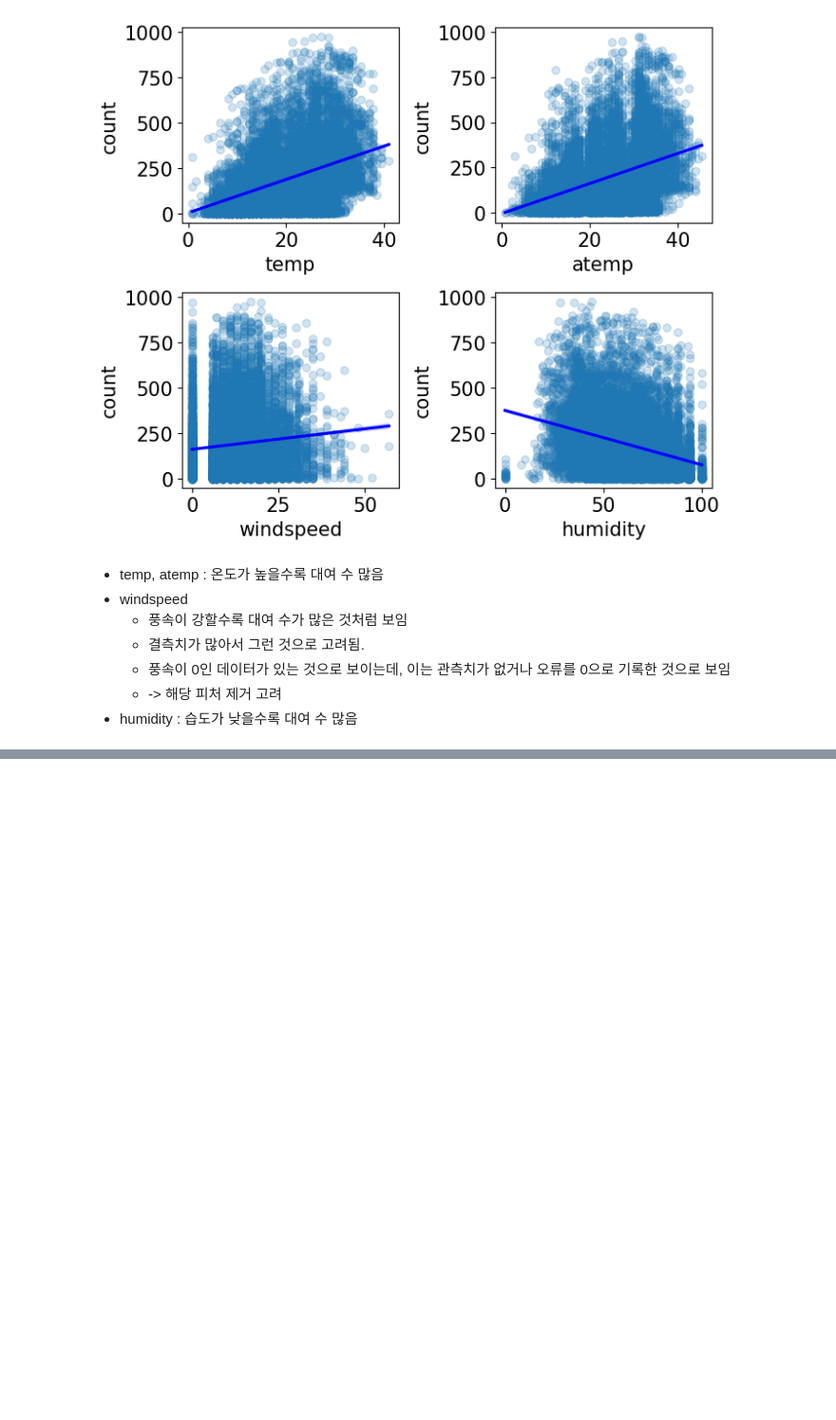
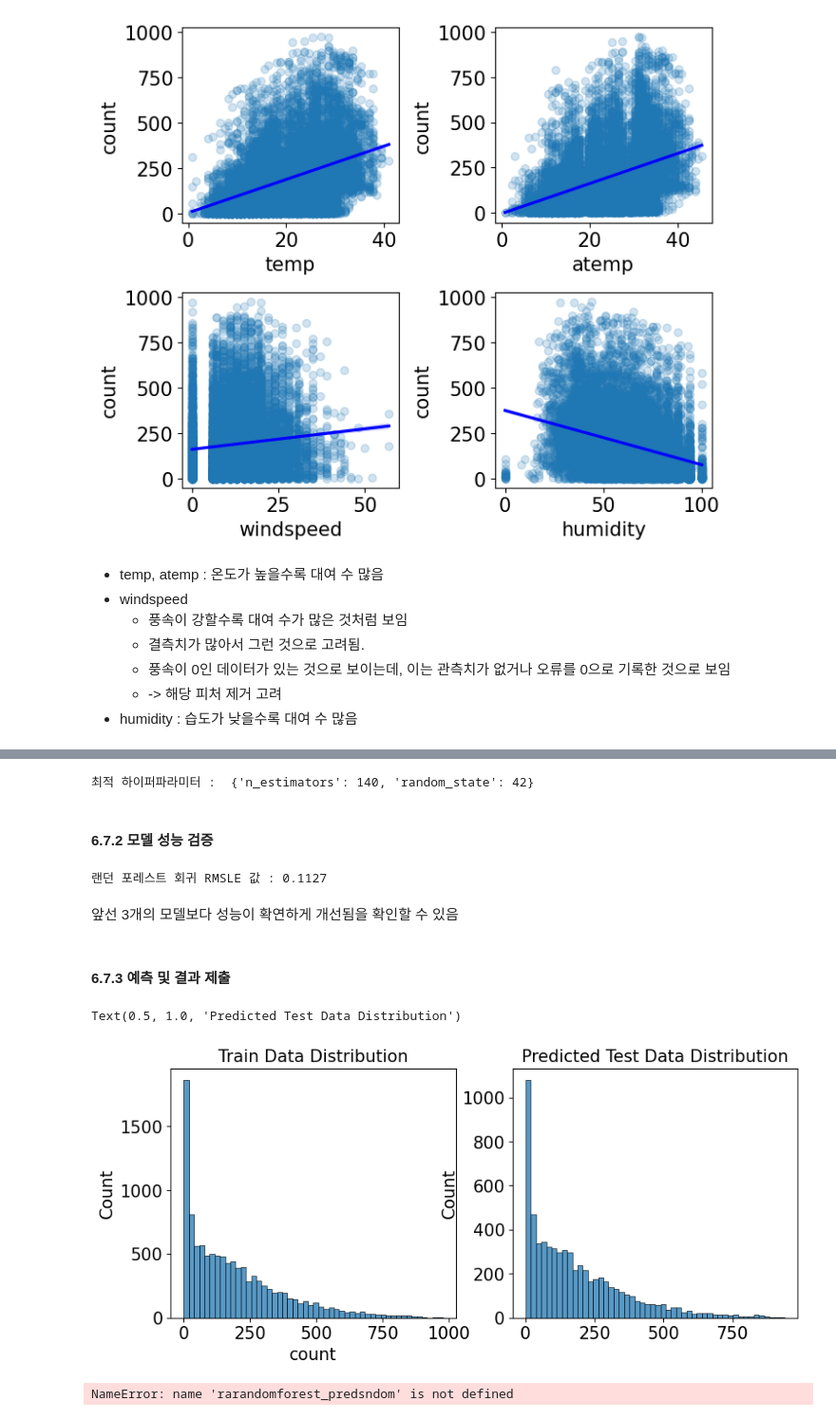
Before and after one commit to hbhb0311/DataAnalysis, a Jupyter notebook: bike_sharing_demand.ipynb, the cells around one changed output, grey strips where cells are left out. Shown at 95% size. Saved outputs shown, nothing was run; the diff lists cells and outputs as text; code cells hidden in the pictures; blank space fills up the shorter version.

```diff
--- a/bike_sharing_demand.ipynb
+++ b/bike_sharing_demand.ipynb
@@ -347,0 +390,2 @@ sns.regplot(x = 'humidity', y = 'count', data = train, ax = axes[1, 1], scatter_
+# %%
+train = train[train['weather'] != 4]
@@ -347,0 +608,18 @@ sns.regplot(x = 'humidity', y = 'count', data = train, ax = axes[1, 1], scatter_
+# %%
+from sklearn.linear_model import Lasso
+
+# 모델 생성
+lasso_model = Lasso()
+
+# 하이퍼파라미터 값 목록
+lasso_alpha = 1/np.array([0.1, 1, 2, 3, 4, 10, 30, 100, 200, 300, 400, 800, 900, 1000])
+lasso_params = {'max_iter': [3000], 'alpha': lasso_alpha}
+
+# 그리드서치(with 라쏘) 객체 생성
+gridsearch_lasso_model = GridSearchCV(estimator = lasso_model, param_grid = lasso_params, scoring = rmsle_scorer, cv = 5)
+
+# 그리드서치 수행
+log_y = np.log(y)
+gridsearch_lasso_model.fit(X_train, log_y)
+
+print('최적 하이퍼파라미터 : ', gridsearch_lasso_model.best_params_)
@@ -347,0 +643,47 @@ sns.regplot(x = 'humidity', y = 'count', data = train, ax = axes[1, 1], scatter_
+# %%
+from sklearn.ensemble import RandomForestRegressor
+
+randomforest_model = RandomForestRegressor()
+
+rf_params = {'random_state': [42], 'n_estimators': [100, 120, 140]}
+gridsearch_random_forest_model = GridSearchCV(estimator = randomforest_model, param_grid = rf_params, scoring = rmsle_scorer, cv = 5)
+
+log_y = np.log(y)
+gridsearch_random_forest_model.fit(X_train, log_y)
+print('최적 하이퍼파라미터 : ', gridsearch_random_forest_model.best_params_)
+# %% [output]
+최적 하이퍼파라미터 :  {'n_estimators': 140, 'random_state': 42}
+# %% [markdown]
+#### 6.7.2 모델 성능 검증
+# %%
+preds = gridsearch_random_forest_model.best_estimator_.predict(X_train)
+
+print(f'랜던 포레스트 회귀 RMSLE 값 : {rmlse(log_y, preds, True):.4f}')
+# %% [output]
+랜던 포레스트 회귀 RMSLE 값 : 0.1127
+# %% [markdown]
+앞선 3개의 모델보다 성능이 확연하게 개선됨을 확인할 수 있음
+# %% [markdown]
+#### 6.7.3 예측 및 결과 제출
+# %%
+import seaborn as sns
+import matplotlib.pyplot as plt
+
+randomforest_preds = gridsearch_random_forest_model.best_estimator_.predict(X_test)
+
+figure, axes = plt.subplots(ncols = 2)
+figure.set_size_inches(10, 4)
+
+sns.histplot(y, bins = 50, ax = axes[0])
+axes[0].set_title('Train Data Distribution')
+
+sns.histplot(np.exp(randomforest_preds), bins = 50, ax = axes[1])
+axes[1].set_title('Predicted Test Data Distribution')
+# %% [output]
+Text(0.5, 1.0, 'Predicted Test Data Distribution')
+[figure, added]
+# %%
+submission['count'] = np.exp(rarandomforest_predsndom)
+submission.to_csv('C:/Users/hyebin.hyebin/Desktop/python/kaggle_dataset/bike-sharing-demand/submission.csv', index = False)
+# %% [output]
+NameError: name 'rarandomforest_predsndom' is not defined
```
Also changed, not shown: parts of 49 cells of this notebook.
